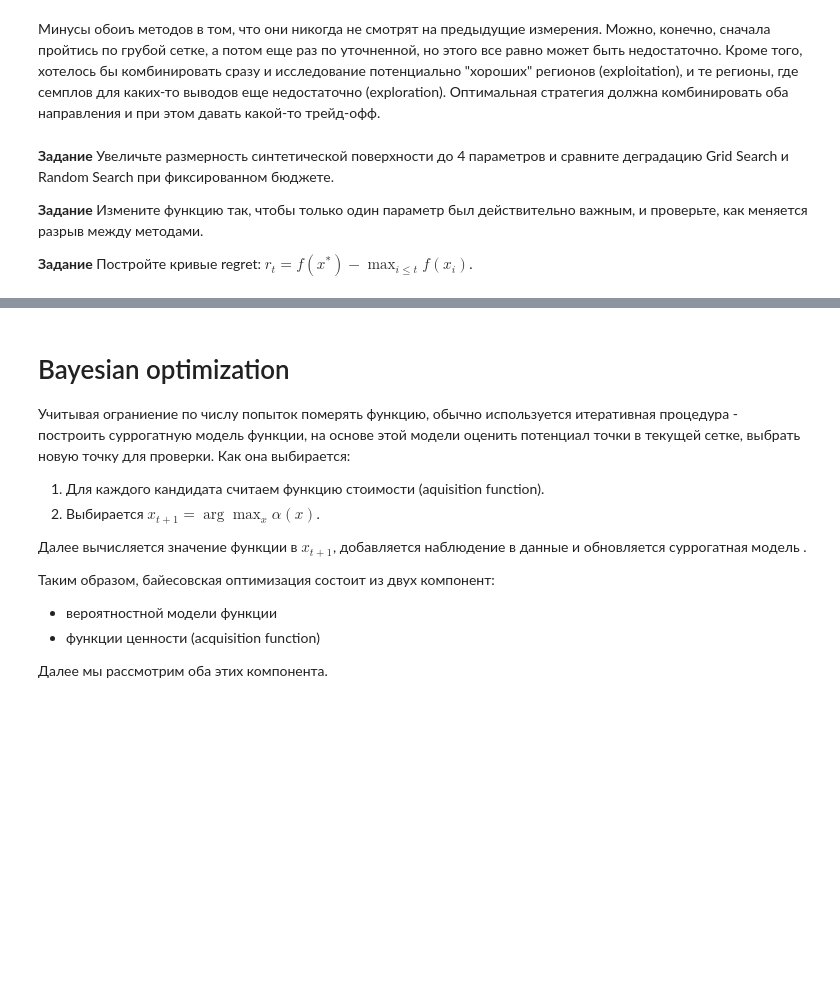
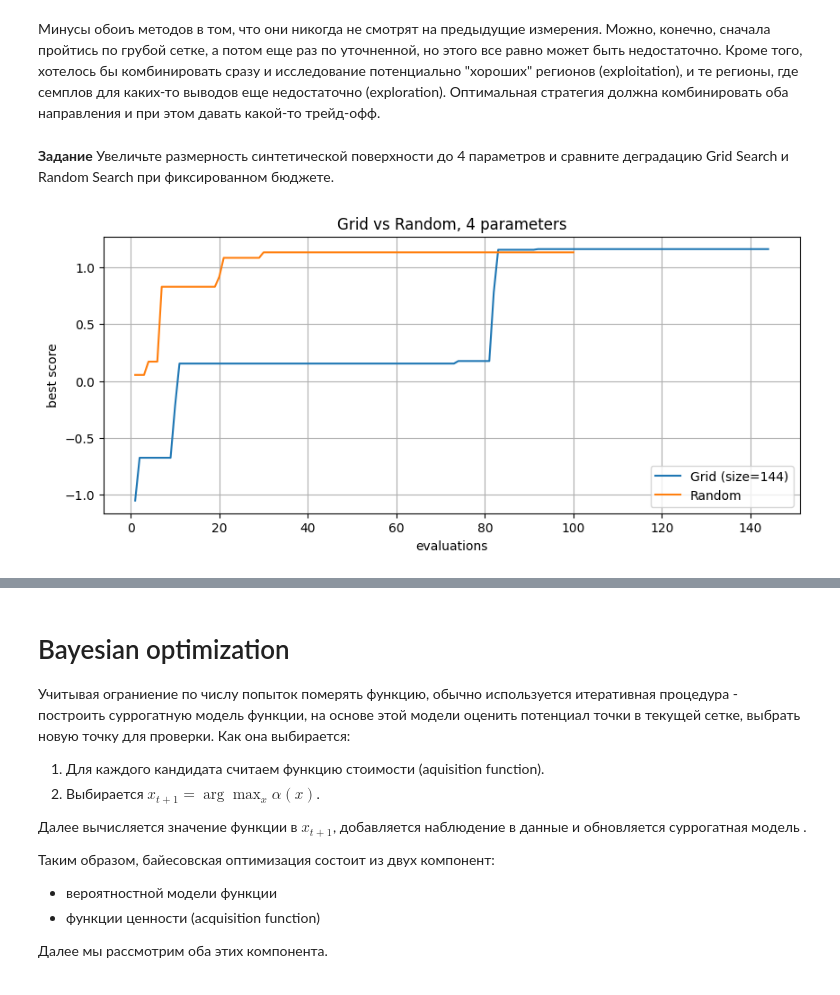
Before and after one commit to akpchelkova/spbu_ml_2026, a Jupyter notebook: notebooks/hyperparameter_optimization.ipynb, the cells around one changed output, grey strips where cells are left out. Drawn from its saved outputs; the diff is of its cells as text; code cells hidden in the pictures; blank space fills up the shorter version.

```diff
--- a/notebooks/hyperparameter_optimization.ipynb
+++ b/notebooks/hyperparameter_optimization.ipynb
@@ -118,7 +118,40 @@ plt.show()
 Минусы обоиъ методов в том, что они никогда не смотрят на предыдущие измерения. Можно, конечно, сначала пройтись по грубой сетке, а потом еще раз по уточненной, но этого все равно может быть недостаточно. Кроме того, хотелось бы комбинировать сразу и исследование потенциально "хороших" регионов (exploitation), и те регионы, где семплов для каких-то выводов еще недостаточно (exploration). Оптимальная стратегия должна комбинировать оба направления и при этом давать какой-то трейд-офф.
 # %% [markdown]
 **Задание** Увеличьте размерность синтетической поверхности до 4 параметров и сравните деградацию Grid Search и Random Search при фиксированном бюджете.
-
-**Задание** Измените функцию так, чтобы только один параметр был действительно важным, и проверьте, как меняется разрыв между методами.
-
-**Задание** Постройте кривые regret: $r_t = f(x^*) - \max_{i \le t} f(x_i)$.
+# %%
+def score_surface_4d(c1, c2, c3, c4):
+    return (1.2 * np.exp(-((c1 - 0.75)**2) / 0.08)
+            - 0.6 * (c2 + 0.2)**2
+            + 0.25 * np.sin(4 * c3) * np.cos(3 * c4)
+            + 0.1 * c1 * c2)
+
+budget = 100
+c1_grid = np.linspace(-1.0, 1.5, 4)
+c2_grid = np.linspace(-1.5, 1.2, 4)
+c3_grid = np.linspace(-1.0, 1.0, 3)
+c4_grid = np.linspace(-1.0, 1.0, 3)
+grid_points = np.array([(c1, c2, c3, c4) for c1 in c1_grid for c2 in c2_grid for c3 in c3_grid for c4 in c4_grid])
+grid_scores = np.array([score_surface_4d(*p) for p in grid_points])
+grid_best = np.maximum.accumulate(grid_scores)
+
+rng = np.random.default_rng(42)
+rand_points = np.column_stack([
+    rng.uniform(-1.0, 1.5, budget),
+    rng.uniform(-1.5, 1.2, budget),
+    rng.uniform(-1.0, 1.0, budget),
+    rng.uniform(-1.0, 1.0, budget),
+])
+rand_scores = np.array([score_surface_4d(*p) for p in rand_points])
+rand_best = np.maximum.accumulate(rand_scores)
+
+plt.figure(figsize=(10, 4))
+plt.plot(np.arange(1, len(grid_best)+1), grid_best, label=f'Grid (size={len(grid_best)})')
+plt.plot(np.arange(1, budget+1), rand_best, label='Random')
+plt.xlabel('evaluations')
+plt.ylabel('best score')
+plt.title('Grid vs Random, 4 parameters')
+plt.legend()
+plt.grid(True)
+plt.show()
+# %% [output]
+[figure, added]
```
Also changed, not shown: parts of 18 cells of this notebook.
